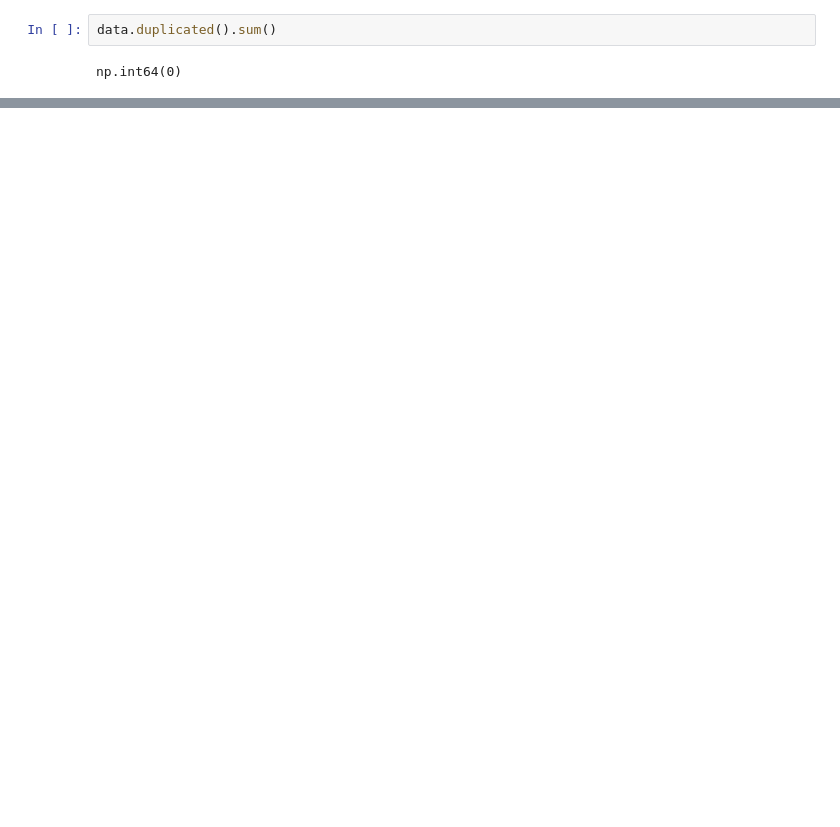
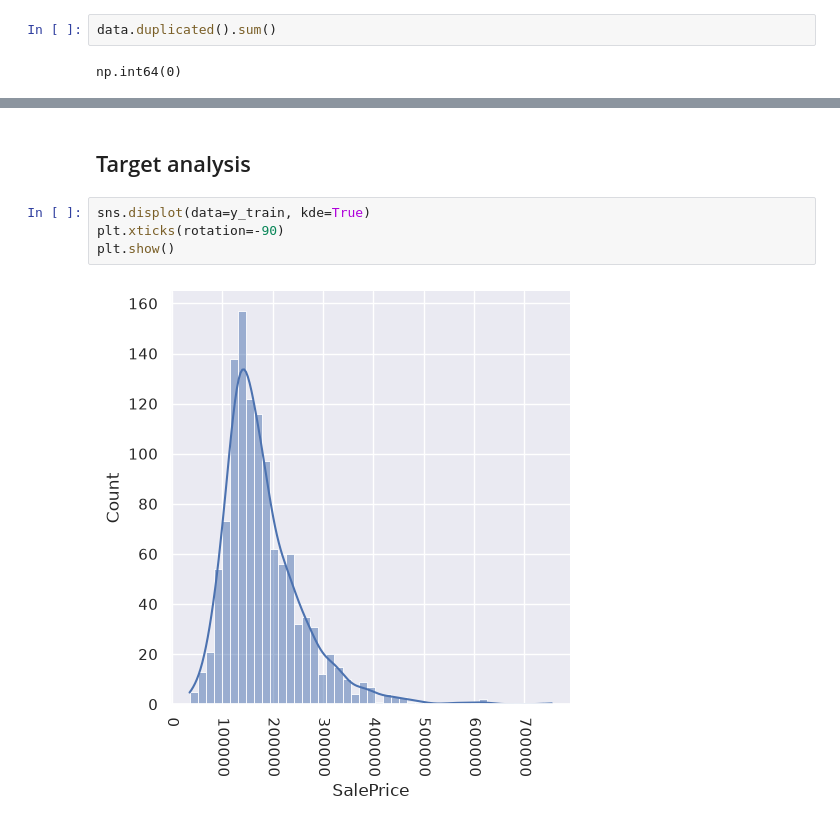
Before and after one commit to javierdp04/house_pricing_kaggle, a Jupyter notebook: src/EDA.ipynb, the cells around one changed output, grey strips where cells are left out. Cells and saved outputs as stored; diff of their text form; blank space fills up the shorter version.

```diff
--- a/src/EDA.ipynb
+++ b/src/EDA.ipynb
@@ -61,0 +88,8 @@ plt.show()
+# %% [markdown]
+## Target analysis
+# %%
+sns.displot(data=y_train, kde=True)
+plt.xticks(rotation=-90)
+plt.show()
+# %% [output]
+[figure, added]
```
Also changed, not shown: parts of 17 cells of this notebook, 2 other files.
